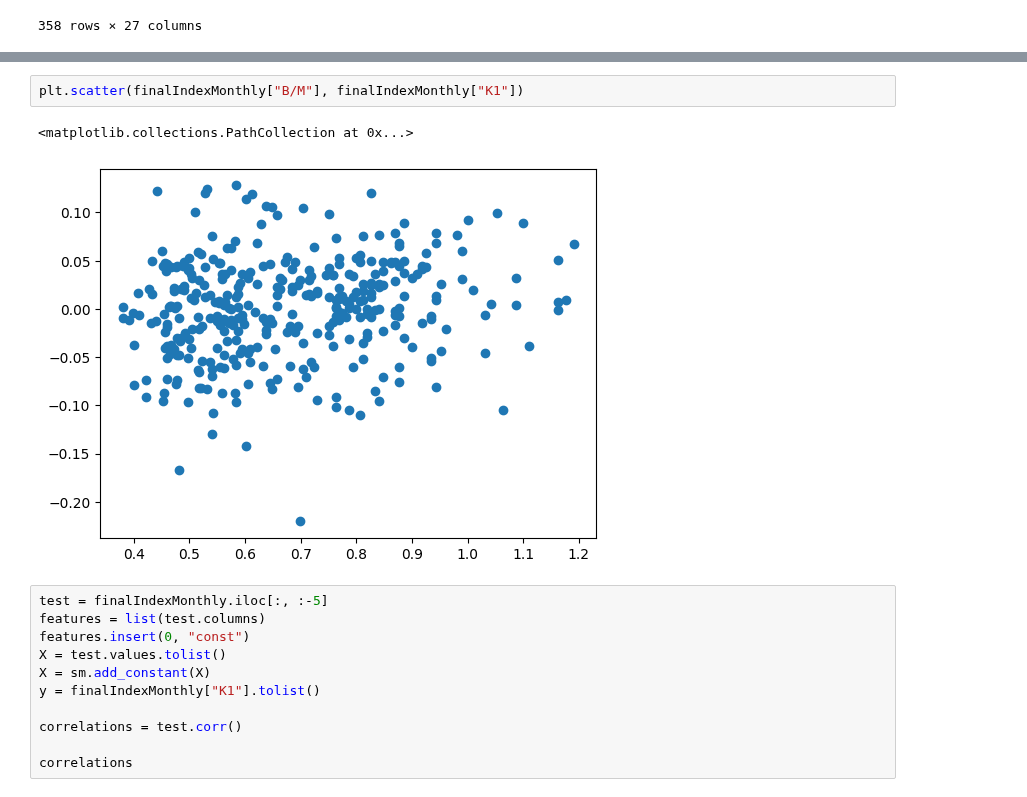
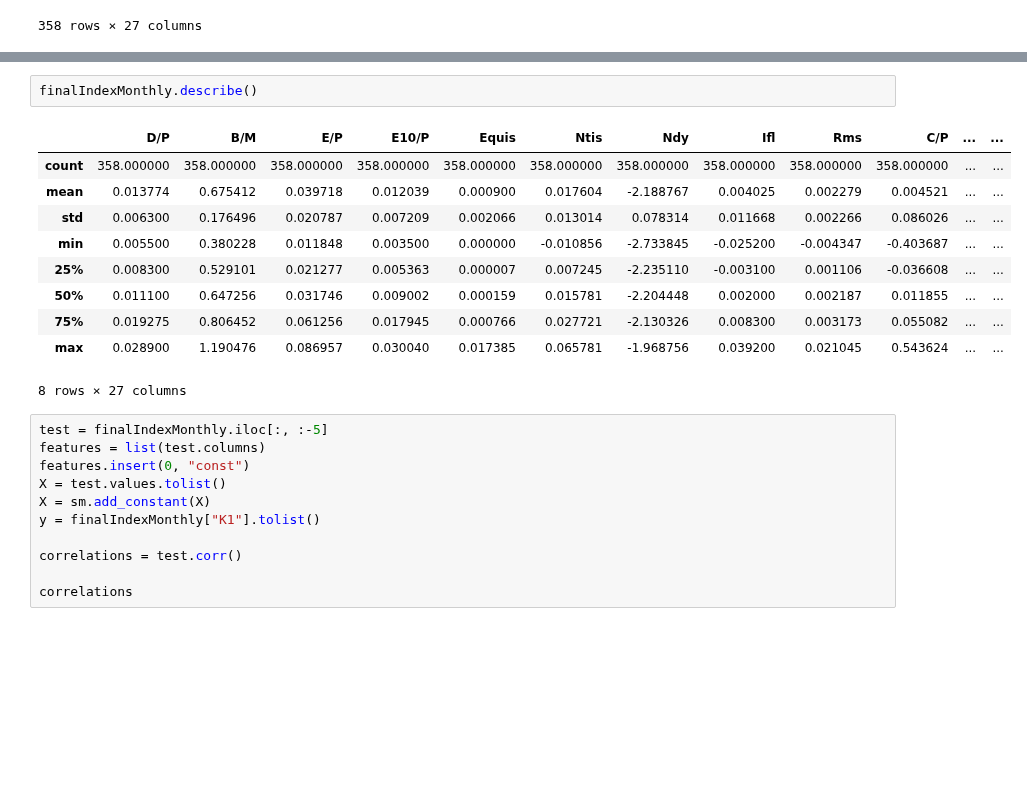
Before and after one commit to jessekeranen/seminar, a Jupyter notebook: jupyter.ipynb, the cells around one changed output, grey strips where cells are left out. Saved outputs shown, nothing was run; the diff lists cells and outputs as text; blank space fills up the shorter version.

```diff
--- a/jupyter.ipynb
+++ b/jupyter.ipynb
@@ -490,8 +247,16 @@ plt.plot(finalIndexMonthly.index, finalIndexMonthly["Ifl"])
-# %%
-plt.scatter(finalIndexMonthly["B/M"], finalIndexMonthly["K1"])
-# %% [output]
-<matplotlib.collections.PathCollection at 0x...>
-[figure, removed]
+# %%
+finalIndexMonthly.describe()
+# %% [output]
+|  | D/P | B/M | E/P | E10/P | Equis | Ntis | Ndy | Ifl | Rms | C/P | ... | ... |
+| count | 358.000000 | 358.000000 | 358.000000 | 358.000000 | 358.000000 | 358.000000 | 358.000000 | 358.000000 | 358.000000 | 358.000000 | ... | ... |
+| mean | 0.013774 | 0.675412 | 0.039718 | 0.012039 | 0.000900 | 0.017604 | -2.188767 | 0.004025 | 0.002279 | 0.004521 | ... | ... |
+| std | 0.006300 | 0.176496 | 0.020787 | 0.007209 | 0.002066 | 0.013014 | 0.078314 | 0.011668 | 0.002266 | 0.086026 | ... | ... |
+| min | 0.005500 | 0.380228 | 0.011848 | 0.003500 | 0.000000 | -0.010856 | -2.733845 | -0.025200 | -0.004347 | -0.403687 | ... | ... |
+| 25% | 0.008300 | 0.529101 | 0.021277 | 0.005363 | 0.000007 | 0.007245 | -2.235110 | -0.003100 | 0.001106 | -0.036608 | ... | ... |
+| 50% | 0.011100 | 0.647256 | 0.031746 | 0.009002 | 0.000159 | 0.015781 | -2.204448 | 0.002000 | 0.002187 | 0.011855 | ... | ... |
+| 75% | 0.019275 | 0.806452 | 0.061256 | 0.017945 | 0.000766 | 0.027721 | -2.130326 | 0.008300 | 0.003173 | 0.055082 | ... | ... |
+| max | 0.028900 | 1.190476 | 0.086957 | 0.030040 | 0.017385 | 0.065781 | -1.968756 | 0.039200 | 0.021045 | 0.543624 | ... | ... |
+8 rows × 27 columns
 # %%
 test = finalIndexMonthly.iloc[:, :-5]
 features = list(test.columns)
```
Also changed, not shown: parts of 27 cells of this notebook.
